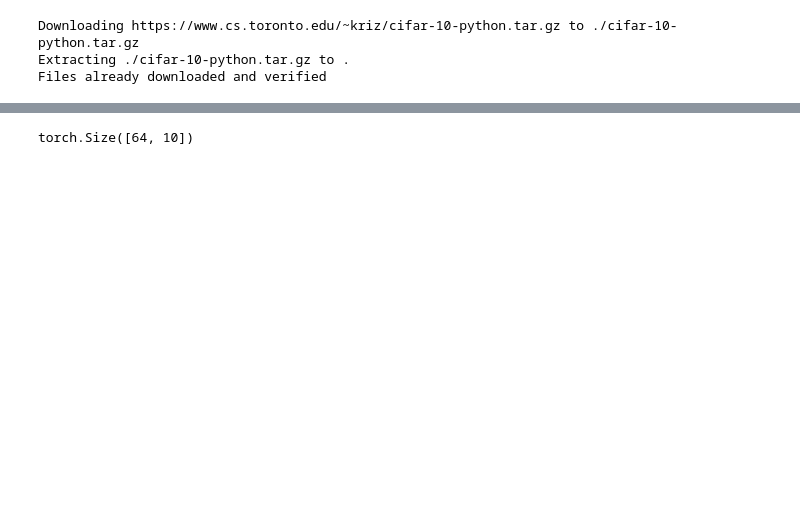
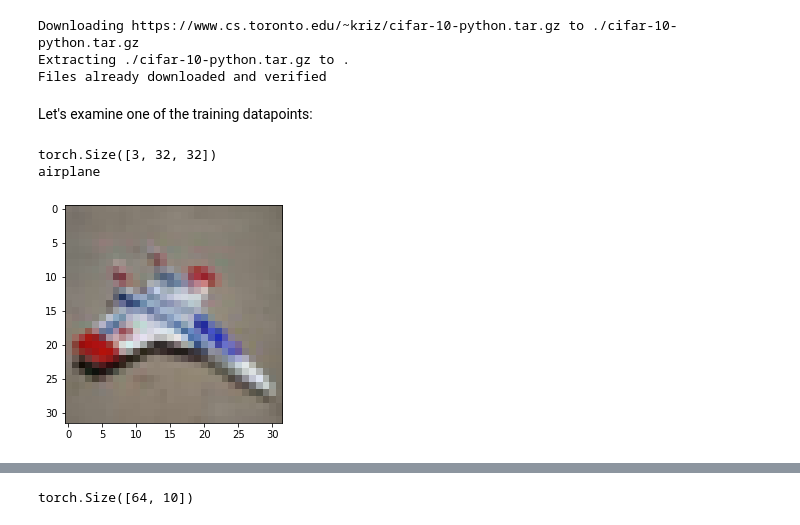
Before and after one commit to gvogiatzis/CS4740, a Jupyter notebook: CS4740_Lab_Week_04.ipynb, the cells around one changed output, grey strips where cells are left out. Cells and saved outputs as stored; diff of their text form; code cells hidden in the pictures; blank space fills up the shorter version.

```diff
--- a/CS4740_Lab_Week_04.ipynb
+++ b/CS4740_Lab_Week_04.ipynb
@@ -32,3 +34,14 @@ test_dataset = torchvision.datasets.CIFAR10('.', train=False, download=True,
 Downloading https://www.cs.toronto.edu/~kriz/cifar-10-python.tar.gz to ./cifar-10-python.tar.gz
 Extracting ./cifar-10-python.tar.gz to .
 Files already downloaded and verified
+# %% [markdown]
+Let's examine one of the training datapoints:
+# %%
+img, target = train_dataset[30]
+print(img.shape)
+plt.imshow(img.permute([1,2,0]))
+print(train_dataset.classes[target])
+# %% [output]
+torch.Size([3, 32, 32])
+airplane
+[figure, added]
```
Also changed, not shown: parts of 10 cells of this notebook.
